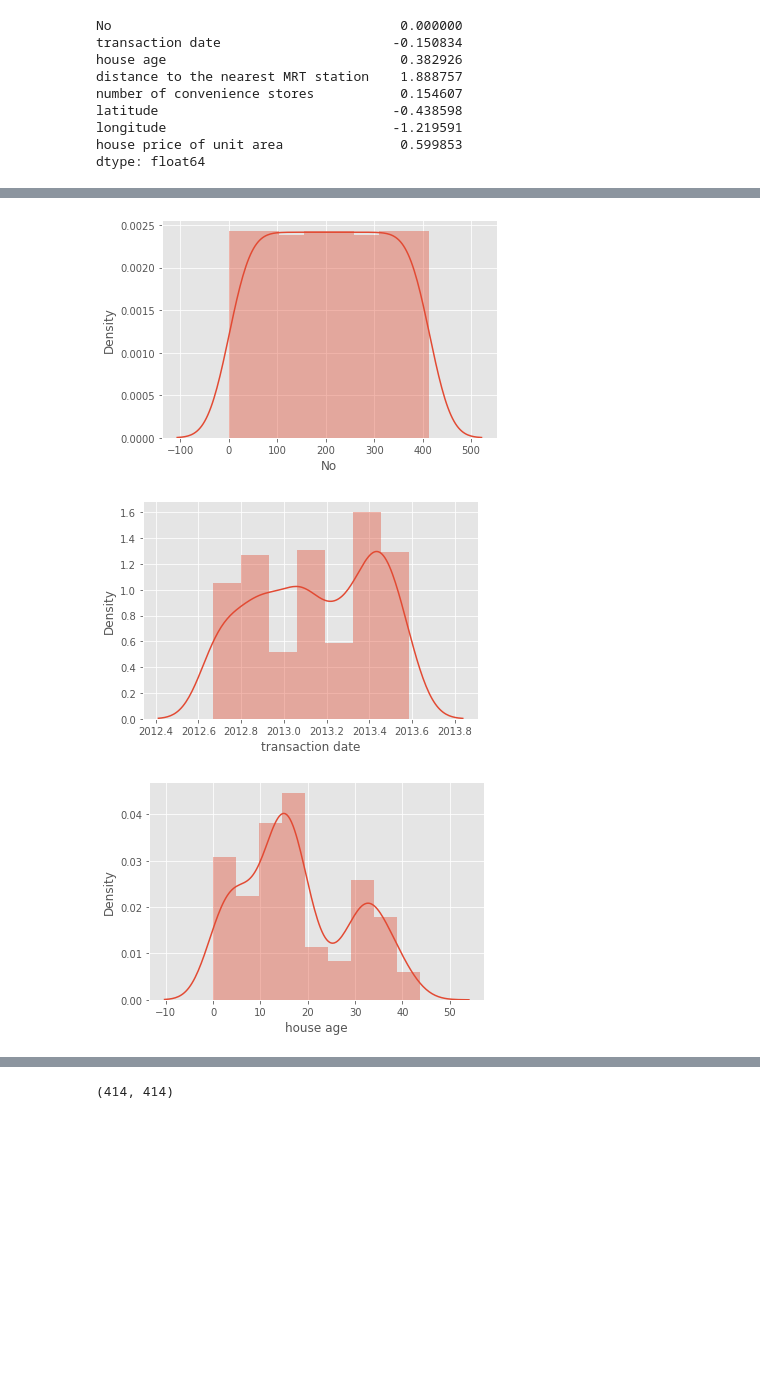
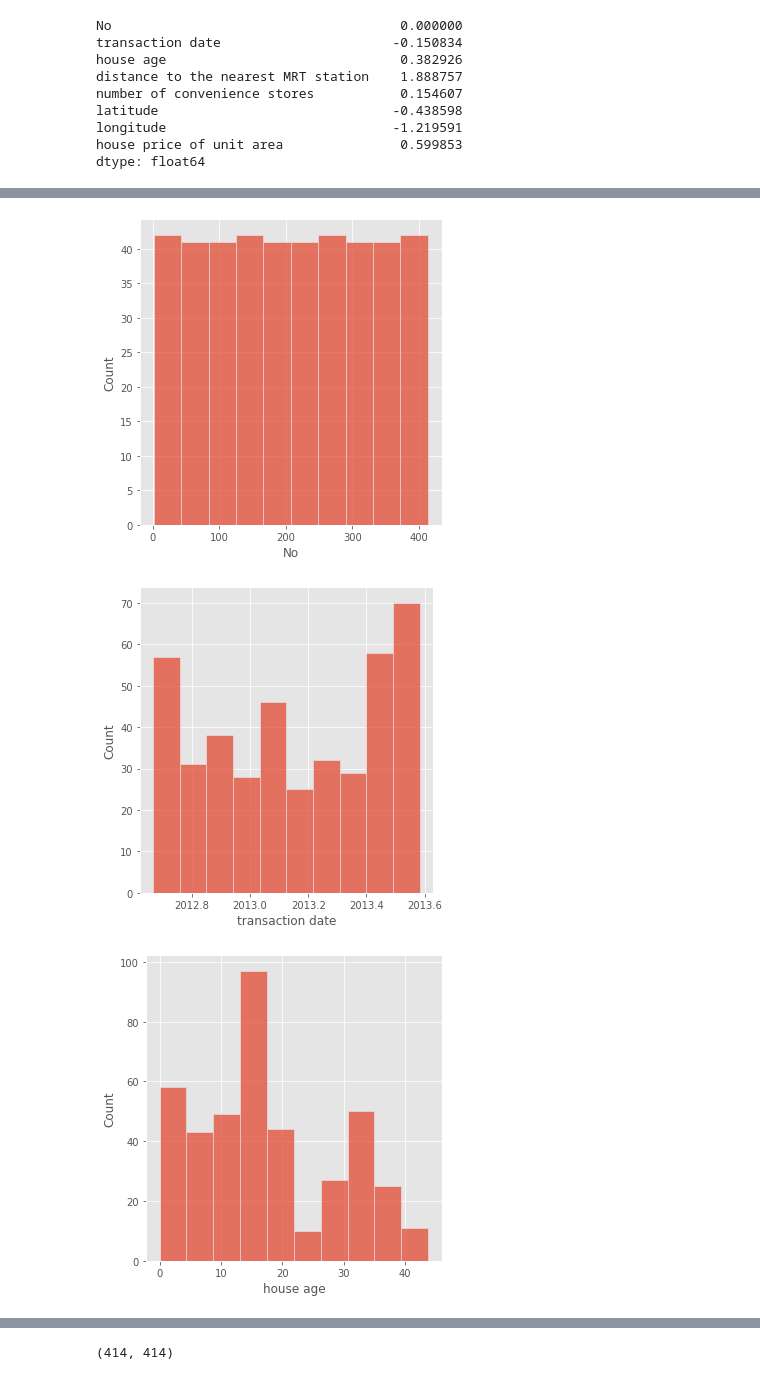
Before and after one commit to 1rahulvijay/Predicting_house_price_linear_regression-, a Jupyter notebook: real_state_valuation.ipynb, the cells around one changed output, grey strips where cells are left out. Drawn from its saved outputs; the diff is of its cells as text; code cells hidden in the pictures; blank space fills up the shorter version.

```diff
--- a/real_state_valuation.ipynb
+++ b/real_state_valuation.ipynb
@@ -125,8 +152,8 @@ plt.show()
 # %%
 for i in data.columns:
-    sns.distplot(data[i])
+    sns.displot(data[i])
     plt.show()
 # %% [output]
-[figure, old version]
+[figure, new version]
-[figure, old version]
+[figure, new version]
-[figure, old version]
+[figure, new version]
```
Also changed, not shown: parts of 30 cells of this notebook.
